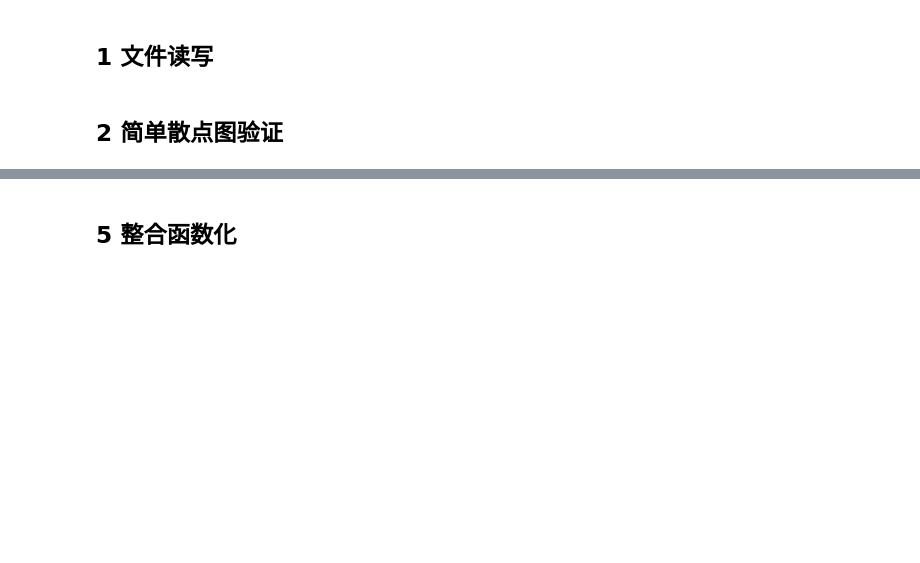
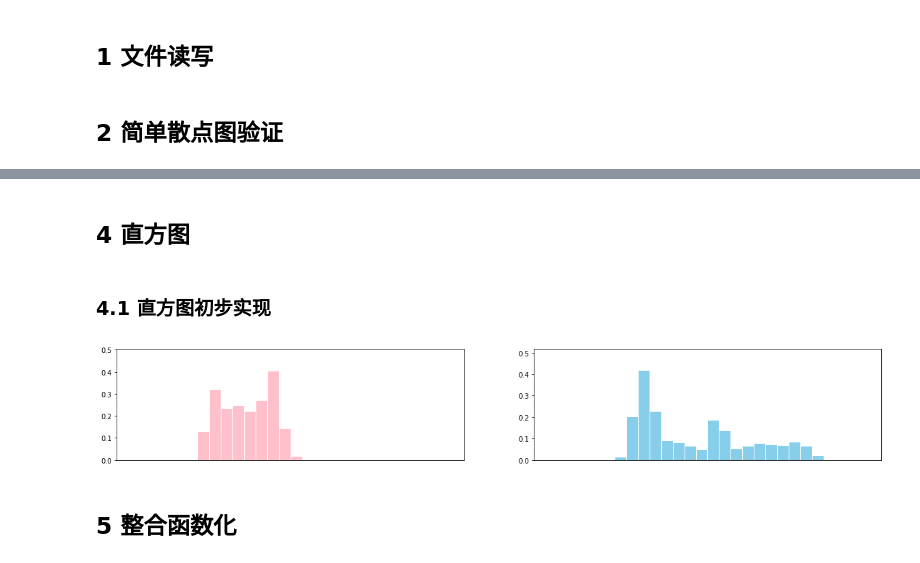
Before and after one commit to DouBeeTwT/Data-Visualization, a Jupyter notebook: Distance 2D/Untitled.ipynb, the cells around one changed output, grey strips where cells are left out. Drawn from its saved outputs; the diff is of its cells as text; code cells hidden in the pictures; blank space fills up the shorter version.

```diff
--- a/Distance 2D/Untitled.ipynb
+++ b/Distance 2D/Untitled.ipynb
@@ -62,2 +57,47 @@ plt.show()
+# %% [markdown]
+## 4 直方图
+# %% [markdown]
+### 4.1 直方图初步实现
+# %%
+import matplotlib as mpl
+import matplotlib.pyplot as plt
+import numpy as np
+import matplotlib.path as path
+import matplotlib.patches as patches
+
+fig, axs = plt.subplots(ncols=2,figsize=(20,3))
+
+
+ax = axs[0]
+n, bins = np.histogram(Pikco[:,1], 30,(0,15),density=True)
+left = np.array(bins[:-1])
+right = np.array(bins[1:])
+bottom = np.zeros(len(left))
+top = bottom + n
+XY = np.array([[left, left, right, right], [bottom, top, top, bottom]]).T
+barpath = path.Path.make_compound_path_from_polys(XY)
+patch = patches.PathPatch(barpath,ec='white',fc='pink')
+ax.add_patch(patch)
+ax.set_xlim(0, 15)
+ax.set_ylim(bottom.min(), top.max()+0.1)
+ax.set_xticks([])
+
+ax = axs[1]
+n, bins = np.histogram(Tmcco[:,1], 30,(0,15),density=True)
+left = np.array(bins[:-1])
+right = np.array(bins[1:])
+bottom = np.zeros(len(left))
+top = bottom + n
+XY = np.array([[left, left, right, right], [bottom, top, top, bottom]]).T
+barpath = path.Path.make_compound_path_from_polys(XY)
+patch = patches.PathPatch(barpath,ec='white',fc='skyblue')
+ax.add_patch(patch)
+ax.set_xlim(0, 15)
+ax.set_ylim(bottom.min(), top.max()+0.1)
+ax.set_xticks([])
+
+plt.show()
+# %% [output]
+[figure, added]
 # %% [markdown]
 ## 5 整合函数化
```
Also changed, not shown: parts of 10 cells of this notebook, 4 other files.
